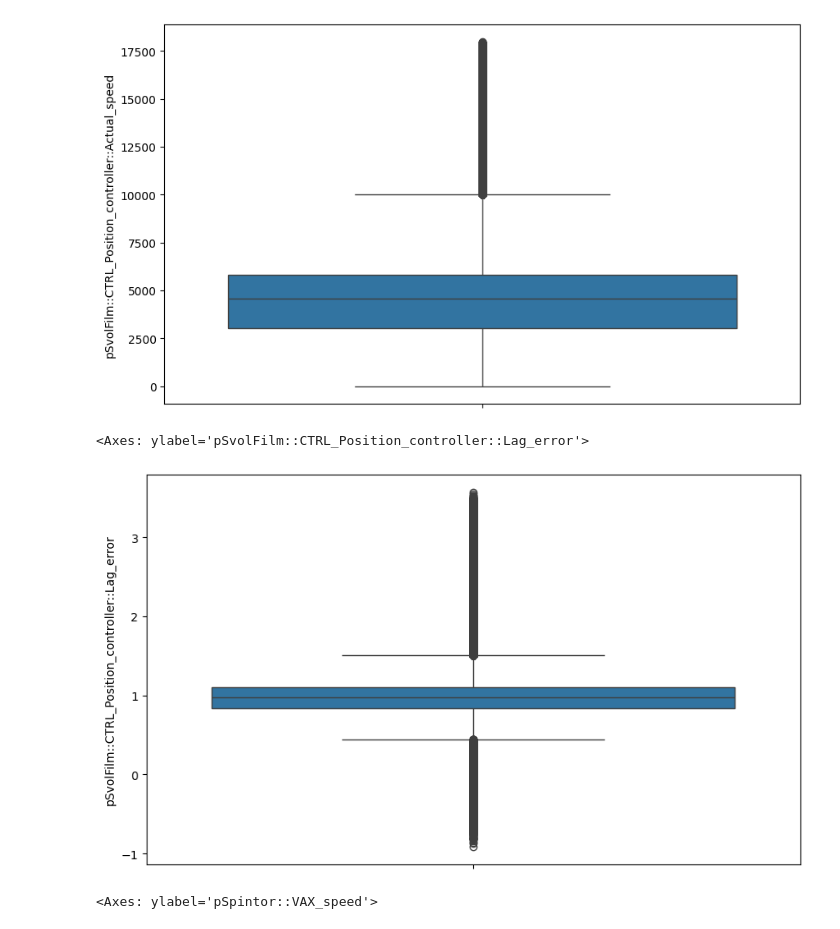
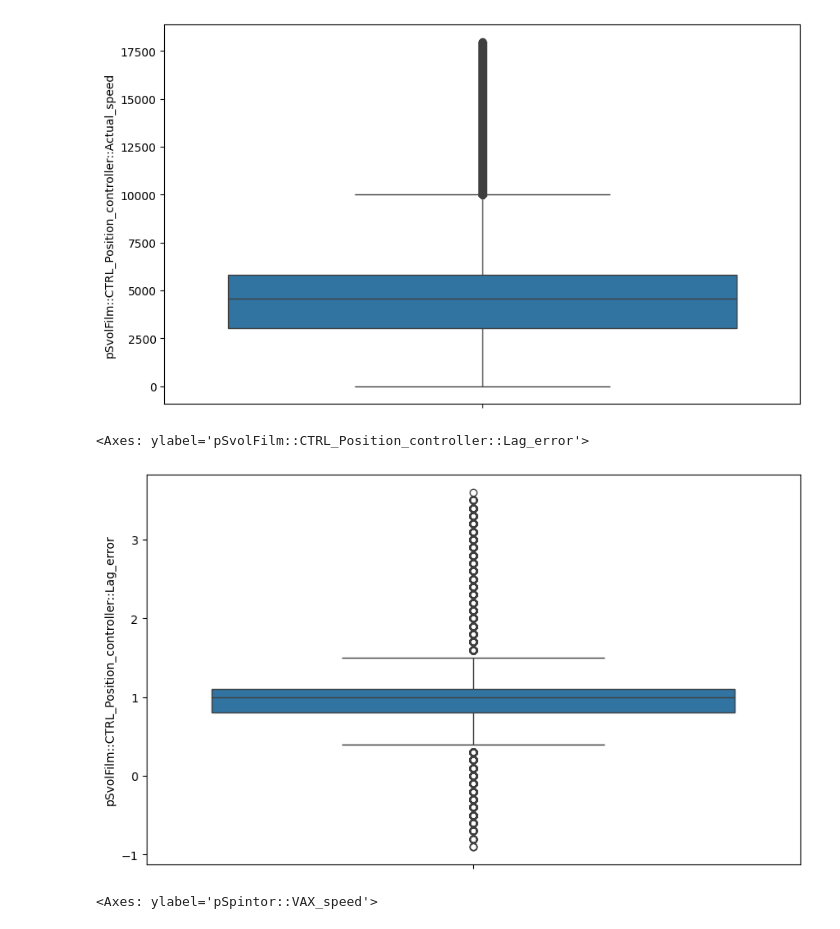
Before and after one commit to maketas1/CuartetoCalavera, a Jupyter notebook: proyecto_Jaime.ipynb, the cells around one changed output. Drawn from its saved outputs; the diff is of its cells as text; code cells hidden in the pictures.

```diff
--- a/proyecto_Jaime.ipynb
+++ b/proyecto_Jaime.ipynb
@@ -68,7 +68,7 @@ Name: count, Length: 517, dtype: int64
 # Ejercicio 3
 # %%
 df1_copia = df1.copy()
-df1_copia = np.round(df1_copia, 2)
+df1_copia = np.round(df1_copia, 1)
 df1_copia
 # %% [output]
 |  | timestamp | pCut::Motor_Torque | pCut::CTRL_Position_controller::L... | pCut::CTRL_Position_controller::A... | pCut::CTRL_Position_controller::A... | ... |
@@ -332,14 +332,14 @@ sns.boxplot(
 # %%
 fig, ax = plt.subplots(figsize=(10, 6))
 
 sns.boxplot(
-    data=df1,
+    data=df1_copia,
     y='pSvolFilm::CTRL_Position_controller::Lag_error',
     ax=ax
 )
 # %% [output]
 <Axes: ylabel='pSvolFilm::CTRL_Position_controller::Lag_error'>
-[figure, old version]
+[figure, new version]
 # %%
 fig, ax = plt.subplots(figsize=(10, 6))
 
```
Also changed, not shown: parts of 18 cells of this notebook.
